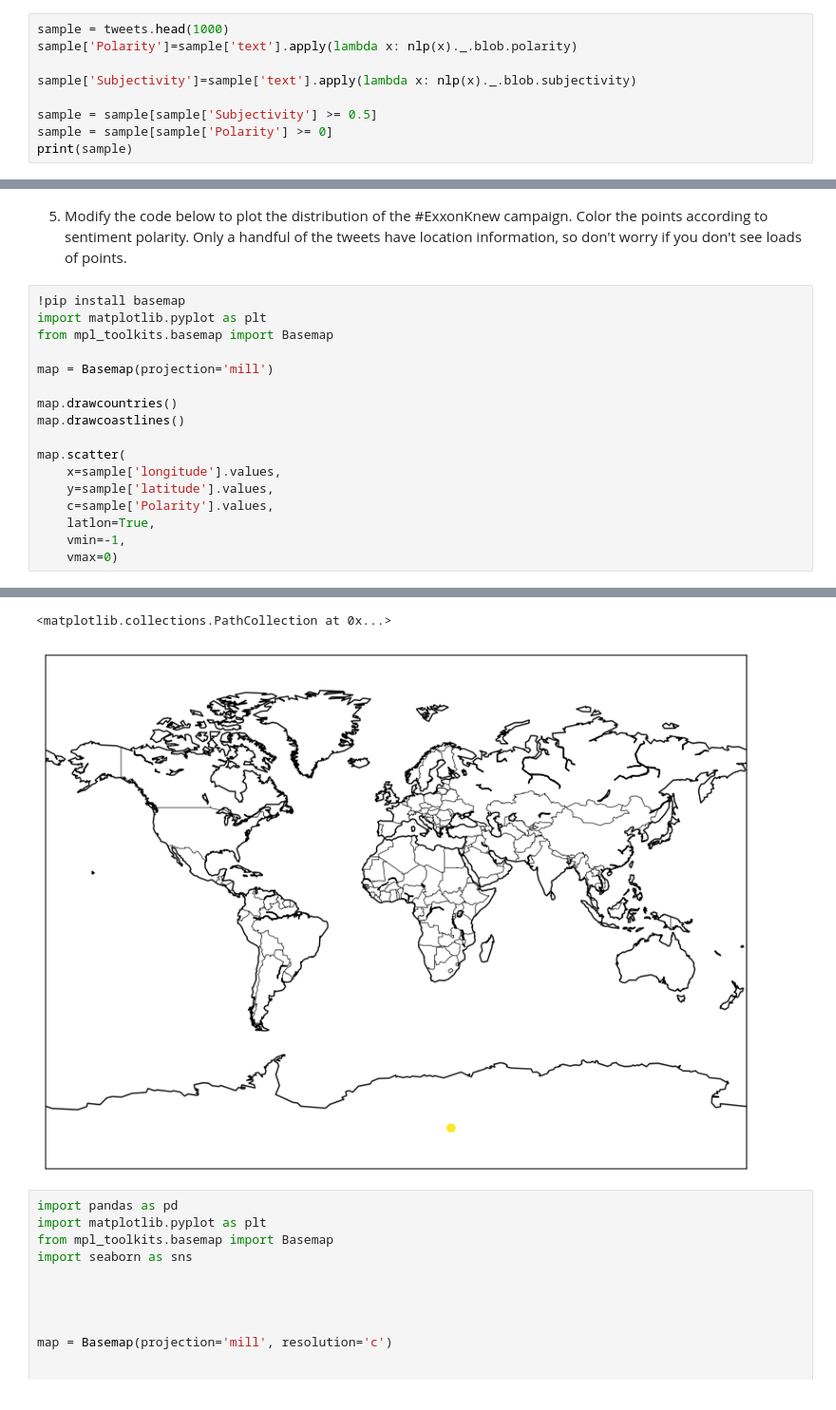
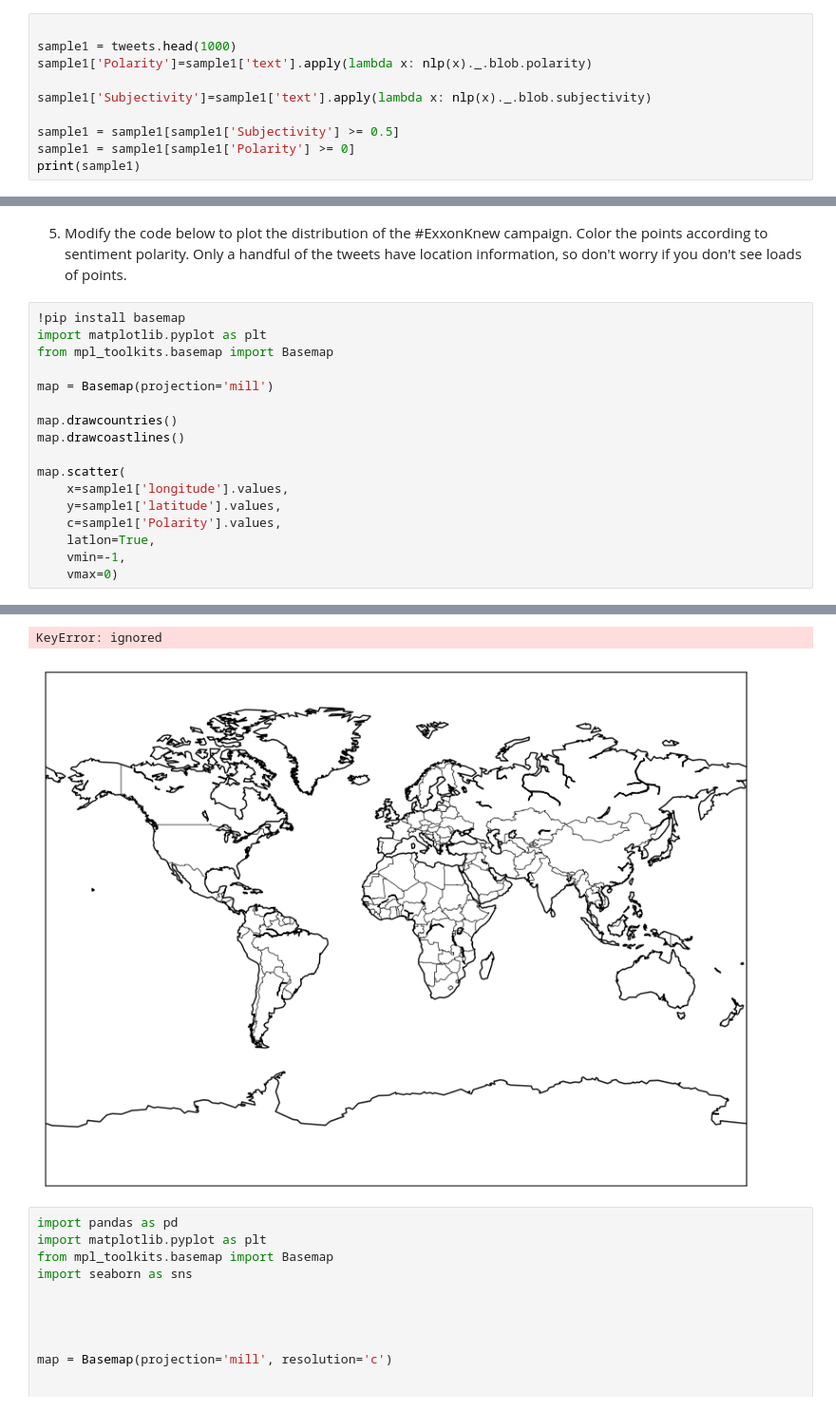
Before and after one commit to bofeng2268/QM-2, a Jupyter notebook: notebooks/W04. Natural Language Processing.ipynb, the cells around one changed output, grey strips where cells are left out. Shown at 95% size. Saved outputs shown, nothing was run; the diff lists cells and outputs as text.

```diff
--- a/notebooks/W04. Natural Language Processing.ipynb
+++ b/notebooks/W04. Natural Language Processing.ipynb
@@ -711,14 +695,15 @@ See the caveats in the documentation: https://pandas.pydata.org/pandas-docs/stab
 | 999 | RT @Exxon_Knew: Stop saying #Till... | 0.80 |
 1000 rows × 2 columns
 # %%
-sample = tweets.head(1000)
-sample['Polarity']=sample['text'].apply(lambda x: nlp(x)._.blob.polarity)
 
-sample['Subjectivity']=sample['text'].apply(lambda x: nlp(x)._.blob.subjectivity)
+sample1 = tweets.head(1000)
+sample1['Polarity']=sample1['text'].apply(lambda x: nlp(x)._.blob.polarity)
 
-sample = sample[sample['Subjectivity'] >= 0.5]
-sample = sample[sample['Polarity'] >= 0]
-print(sample)
+sample1['Subjectivity']=sample1['text'].apply(lambda x: nlp(x)._.blob.subjectivity)
+
+sample1 = sample1[sample1['Subjectivity'] >= 0.5]
+sample1 = sample1[sample1['Polarity'] >= 0]
+print(sample1)
 # %% [output]
 A value is trying to be set on a copy of a slice from a DataFrame.
 Try using .loc[row_indexer,col_indexer] = value instead
@@ -753,38 +738,38 @@ See the caveats in the documentation: https://pandas.pydata.org/pandas-docs/stab
 !pip install basemap
 import matplotlib.pyplot as plt
 from mpl_toolkits.basemap import Basemap
 
 map = Basemap(projection='mill')
 
 map.drawcountries()
 map.drawcoastlines()
 
 map.scatter(
-    x=sample['longitude'].values,
-    y=sample['latitude'].values,
-    c=sample['Polarity'].values,
+    x=sample1['longitude'].values,
+    y=sample1['latitude'].values,
+    c=sample1['Polarity'].values,
     latlon=True,
     vmin=-1,
     vmax=0)
 # %% [output]
 Requirement already satisfied: basemap in /usr/local/lib/python3.10/dist-packages (1.3.8)
 Requirement already satisfied: basemap-data<1.4,>=1.3.2 in /usr/local/lib/python3.10/dist-packages (from basemap) (1.3.2)
 Requirement already satisfied: pyshp<2.4,>=1.2 in /usr/local/lib/python3.10/dist-packages (from basemap) (2.3.1)
 Requirement already satisfied: matplotlib<3.8,>=1.5 in /usr/local/lib/python3.10/dist-packages (from basemap) (3.7.1)
 Requirement already satisfied: pyproj<3.7.0,>=1.9.3 in /usr/local/lib/python3.10/dist-packages (from basemap) (3.6.1)
 Requirement already satisfied: numpy<1.26,>=1.21 in /usr/local/lib/python3.10/dist-packages (from basemap) (1.23.5)
 Requirement already satisfied: contourpy>=1.0.1 in /usr/local/lib/python3.10/dist-packages (from matplotlib<3.8,>=1.5->basemap) (1.2.0)
 Requirement already satisfied: cycler>=0.10 in /usr/local/lib/python3.10/dist-packages (from matplotlib<3.8,>=1.5->basemap) (0.12.1)
 Requirement already satisfied: fonttools>=4.22.0 in /usr/local/lib/python3.10/dist-packages (from matplotlib<3.8,>=1.5->basemap) (4.46.0)
 Requirement already satisfied: kiwisolver>=1.0.1 in /usr/local/lib/python3.10/dist-packages (from matplotlib<3.8,>=1.5->basemap) (1.4.5)
 Requirement already satisfied: packaging>=20.0 in /usr/local/lib/python3.10/dist-packages (from matplotlib<3.8,>=1.5->basemap) (23.2)
 Requirement already satisfied: pillow>=6.2.0 in /usr/local/lib/python3.10/dist-packages (from matplotlib<3.8,>=1.5->basemap) (9.4.0)
 Requirement already satisfied: pyparsing>=2.3.1 in /usr/local/lib/python3.10/dist-packages (from matplotlib<3.8,>=1.5->basemap) (3.1.1)
 Requirement already satisfied: python-dateutil>=2.7 in /usr/local/lib/python3.10/dist-packages (from matplotlib<3.8,>=1.5->basemap) (2.8.2)
 Requirement already satisfied: certifi in /usr/local/lib/python3.10/dist-packages (from pyproj<3.7.0,>=1.9.3->basemap) (2023.11.17)
 Requirement already satisfied: six>=1.5 in /usr/local/lib/python3.10/dist-packages (from python-dateutil>=2.7->matplotlib<3.8,>=1.5->basemap) (1.16.0)
-<matplotlib.collections.PathCollection at 0x...>
+KeyError: ignored
-[figure, old version]
+[figure, new version]
 # %%
 import pandas as pd
 import matplotlib.pyplot as plt
```
Also changed, not shown: parts of 2 cells of this notebook.
